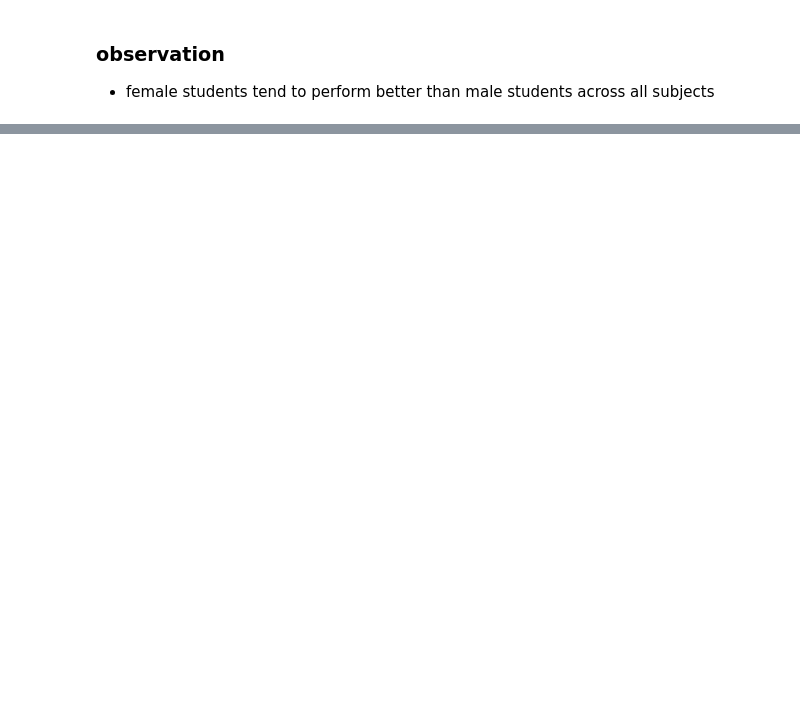
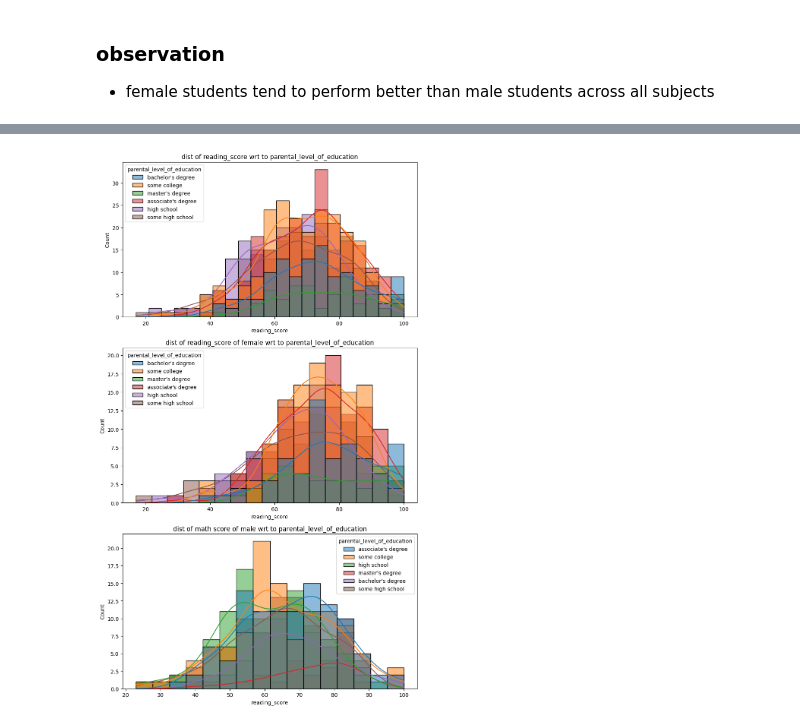
Before and after one commit to SinghJagpreet096/Studentperformanceindicator-with-mlops, a Jupyter notebook: notebook/EDA.ipynb, the cells around one changed output, grey strips where cells are left out. Cells and saved outputs as stored; diff of their text form; code cells hidden in the pictures; blank space fills up the shorter version.

```diff
--- a/notebook/EDA.ipynb
+++ b/notebook/EDA.ipynb
@@ -247,0 +292,15 @@ for col in numerical_cols:
+# %%
+## parental education vs reading score
+plt.subplots(1,3, figsize=(10,18))
+plt.subplot(311)
+ax1 = sns.histplot(data=df, x='reading_score',kde=True,hue='parental_level_of_education')
+plt.title("dist of reading_score wrt to parental_level_of_education")
+plt.subplot(312)
+plt.title("dist of reading_score of female wrt to parental_level_of_education")
+ax = sns.histplot(data=df[df.gender=='female'], x='reading_score',kde=True,hue='parental_level_of_education')
+plt.subplot(313)
+plt.title("dist of math score of male wrt to parental_level_of_education")
+ax = sns.histplot(data=df.query('gender=="male"'),x='reading_score',kde=True,hue='parental_level_of_education')
+plt.show()
+# %% [output]
+[figure, added]
```
Also changed, not shown: parts of 8 cells of this notebook.
